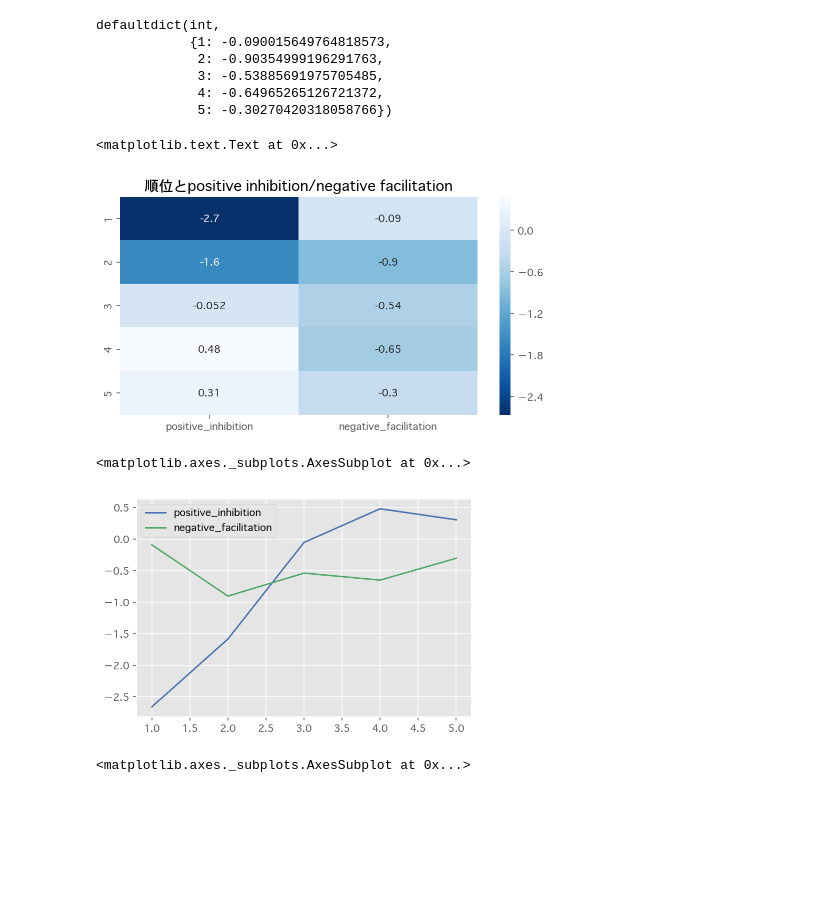
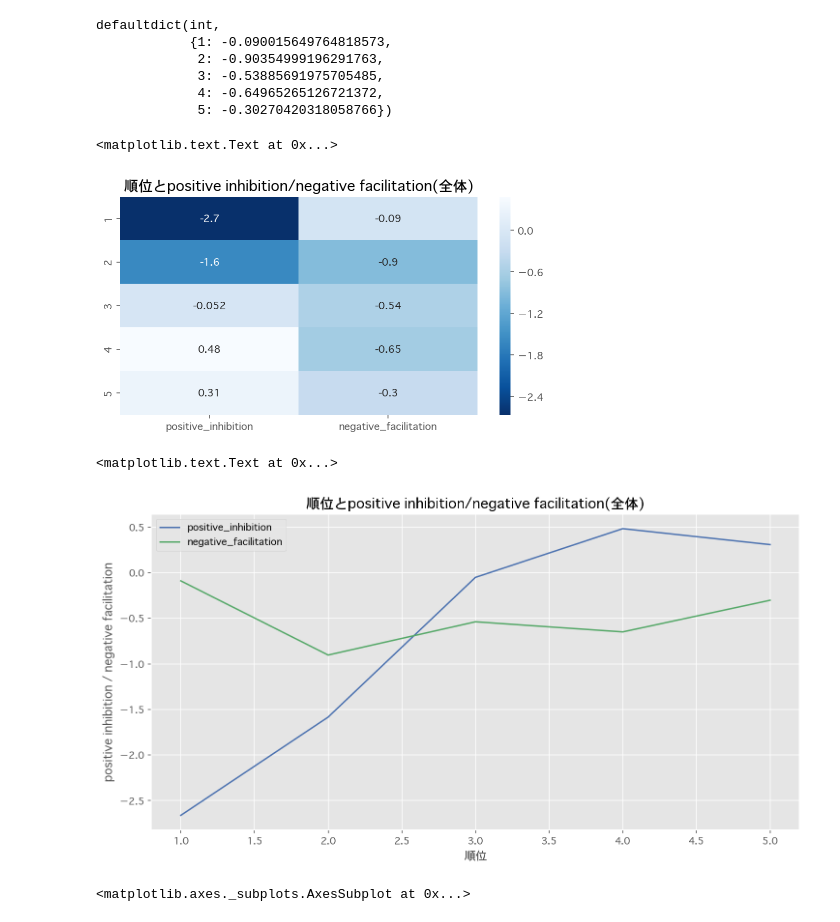
Before and after one commit to hsoccer/baseball, a Jupyter notebook: work/12_3_main.ipynb, the cells around one changed output. Drawn from its saved outputs; the diff is of its cells as text; code cells hidden in the pictures; blank space fills up the shorter version.

```diff
--- a/work/12_3_main.ipynb
+++ b/work/12_3_main.ipynb
@@ -202,15 +202,18 @@ res_df = pd.DataFrame(np.array([list(order_pos_dict.values()), list(order_neg_di
 import seaborn as sns
 plt.figure(figsize=(8, 4))
 sns.heatmap(res_df, cmap='Blues_r', annot=True)
-plt.title("順位とpositive inhibition/negative facilitation")
+plt.title("順位とpositive inhibition/negative facilitation(全体)")
 # %% [output]
 <matplotlib.text.Text at 0x...>
-[figure, old version]
+[figure, new version]
 # %%
-pd.DataFrame([list(order_pos_dict.values()), list(order_neg_dict.values())], index=["positive_inhibition", "negative_facilitation"], columns=[1, 2, 3, 4, 5]).T.plot()
+pd.DataFrame([list(order_pos_dict.values()), list(order_neg_dict.values())], index=["positive_inhibition", "negative_facilitation"], columns=[1, 2, 3, 4, 5]).T.plot(figsize=(12, 6))
+plt.title("順位とpositive inhibition/negative facilitation(全体)")
+plt.xlabel("順位")
+plt.ylabel("positive inhibition / negative facilitation")
 # %% [output]
-<matplotlib.axes._subplots.AxesSubplot at 0x...>
+<matplotlib.text.Text at 0x...>
-[figure, old version]
+[figure, new version]
 # %%
 df.loc[:, "positive_inhibition"].hist()
 # %% [output]
```
